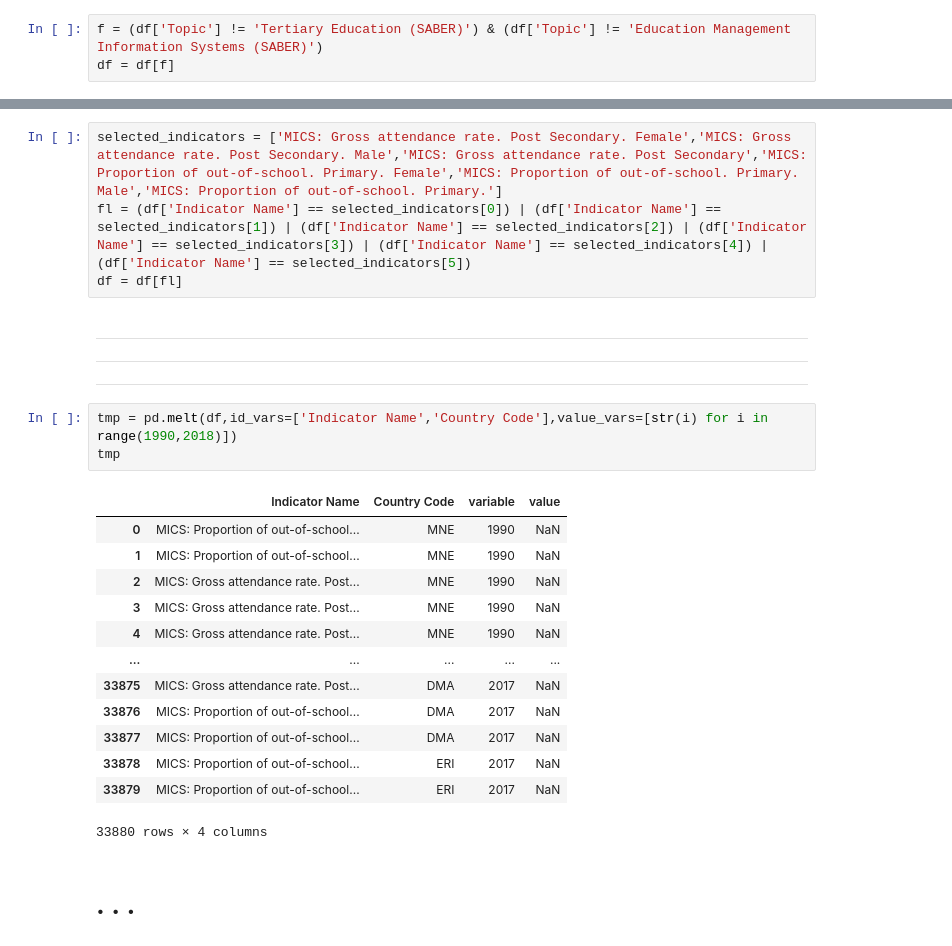
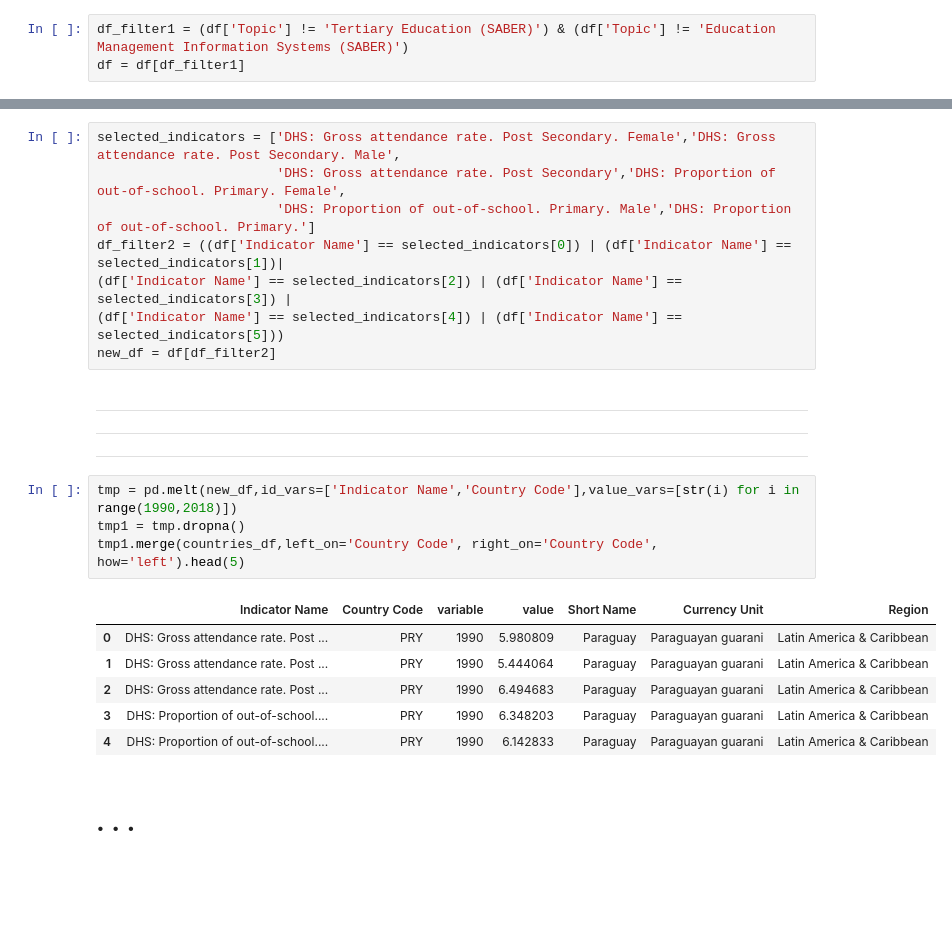
Before and after one commit to Harounnn/eDash, a Jupyter notebook: src/notebook/EDA.ipynb, the cells around one changed output, grey strips where cells are left out. Drawn from its saved outputs; the diff is of its cells as text; blank space fills up the shorter version.

```diff
--- a/src/notebook/EDA.ipynb
+++ b/src/notebook/EDA.ipynb
@@ -275,8 +246,8 @@ for i in range(0,len(ed_ind)):
 ## By getting a (relatively) quick look at these indicators we will eliminate all of those related to 'Tertiary Education' and 'Education Management Information Systems'
 ***
 # %%
-f = (df['Topic'] != 'Tertiary Education (SABER)') & (df['Topic'] != 'Education Management Information Systems (SABER)')
-df = df[f]
+df_filter1 = (df['Topic'] != 'Tertiary Education (SABER)') & (df['Topic'] != 'Education Management Information Systems (SABER)')
+df = df[df_filter1]
 # %%
 try:
     ed_ind.remove('Education Management Information Systems (SABER)')
@@ -328,29 +299,27 @@ $$ GAN = \frac{S}{P}$$<br>$$S : Students \; attending \; that \; level \; of \;
 $$ OSR = \frac{P - A}{P}$$<br>$$P : Population \; aged \; the \; official \; age \; for \; that \; level \; of \; education$$<br>$$A : Children \; and \; young \; people \; aged \; the \; official \; age \; and \; attending \; that \; level \; of \; education$$
 ***
 # %%
-selected_indicators = ['MICS: Gross attendance rate. Post Secondary. Female','MICS: Gross attendance rate. Post Secondary. Male','MICS: Gross attendance rate. Post Secondary','MICS: Proportion of out-of-school. Primary. Female','MICS: Proportion of out-of-school. Primary. Male','MICS: Proportion of out-of-school. Primary.']
-fl = (df['Indicator Name'] == selected_indicators[0]) | (df['Indicator Name'] == selected_indicators[1]) | (df['Indicator Name'] == selected_indicators[2]) | (df['Indicator Name'] == selected_indicators[3]) | (df['Indicator Name'] == selected_indicators[4]) | (df['Indicator Name'] == selected_indicators[5])
-df = df[fl]
+selected_indicators = ['DHS: Gross attendance rate. Post Secondary. Female','DHS: Gross attendance rate. Post Secondary. Male',
+                       'DHS: Gross attendance rate. Post Secondary','DHS: Proportion of out-of-school. Primary. Female',
+                       'DHS: Proportion of out-of-school. Primary. Male','DHS: Proportion of out-of-school. Primary.']
+df_filter2 = ((df['Indicator Name'] == selected_indicators[0]) | (df['Indicator Name'] == selected_indicators[1])|
+(df['Indicator Name'] == selected_indicators[2]) | (df['Indicator Name'] == selected_indicators[3]) |
+(df['Indicator Name'] == selected_indicators[4]) | (df['Indicator Name'] == selected_indicators[5]))
+new_df = df[df_filter2]
 # %% [markdown]
 ***
 ***
 ***
 # %%
-tmp = pd.melt(df,id_vars=['Indicator Name','Country Code'],value_vars=[str(i) for i in range(1990,2018)])
-tmp
+tmp = pd.melt(new_df,id_vars=['Indicator Name','Country Code'],value_vars=[str(i) for i in range(1990,2018)])
+tmp1 = tmp.dropna()
+tmp1.merge(countries_df,left_on='Country Code', right_on='Country Code', how='left').head(5)
 # %% [output]
-|  | Indicator Name | Country Code | variable | value |
-| 0 | MICS: Proportion of out-of-school... | MNE | 1990 | NaN |
-| 1 | MICS: Proportion of out-of-school... | MNE | 1990 | NaN |
-| 2 | MICS: Gross attendance rate. Post... | MNE | 1990 | NaN |
-| 3 | MICS: Gross attendance rate. Post... | MNE | 1990 | NaN |
-| 4 | MICS: Gross attendance rate. Post... | MNE | 1990 | NaN |
-| ... | ... | ... | ... | ... |
-| 33875 | MICS: Gross attendance rate. Post... | DMA | 2017 | NaN |
-| 33876 | MICS: Proportion of out-of-school... | DMA | 2017 | NaN |
-| 33877 | MICS: Proportion of out-of-school... | DMA | 2017 | NaN |
-| 33878 | MICS: Proportion of out-of-school... | ERI | 2017 | NaN |
-| 33879 | MICS: Proportion of out-of-school... | ERI | 2017 | NaN |
+|  | Indicator Name | Country Code | variable | value | Short Name | Currency Unit | Region |
+| 0 | DHS: Gross attendance rate. Post ... | PRY | 1990 | 5.980809 | Paraguay | Paraguayan guarani | Latin America & Caribbean |
+| 1 | DHS: Gross attendance rate. Post ... | PRY | 1990 | 5.444064 | Paraguay | Paraguayan guarani | Latin America & Caribbean |
+| 2 | DHS: Gross attendance rate. Post ... | PRY | 1990 | 6.494683 | Paraguay | Paraguayan guarani | Latin America & Caribbean |
+| 3 | DHS: Proportion of out-of-school.... | PRY | 1990 | 6.348203 | Paraguay | Paraguayan guarani | Latin America & Caribbean |
+| 4 | DHS: Proportion of out-of-school.... | PRY | 1990 | 6.142833 | Paraguay | Paraguayan guarani | Latin America & Caribbean |
-33880 rows × 4 columns
 # %% [markdown]
 # . . .
```
Also changed, not shown: parts of 8 cells of this notebook.
